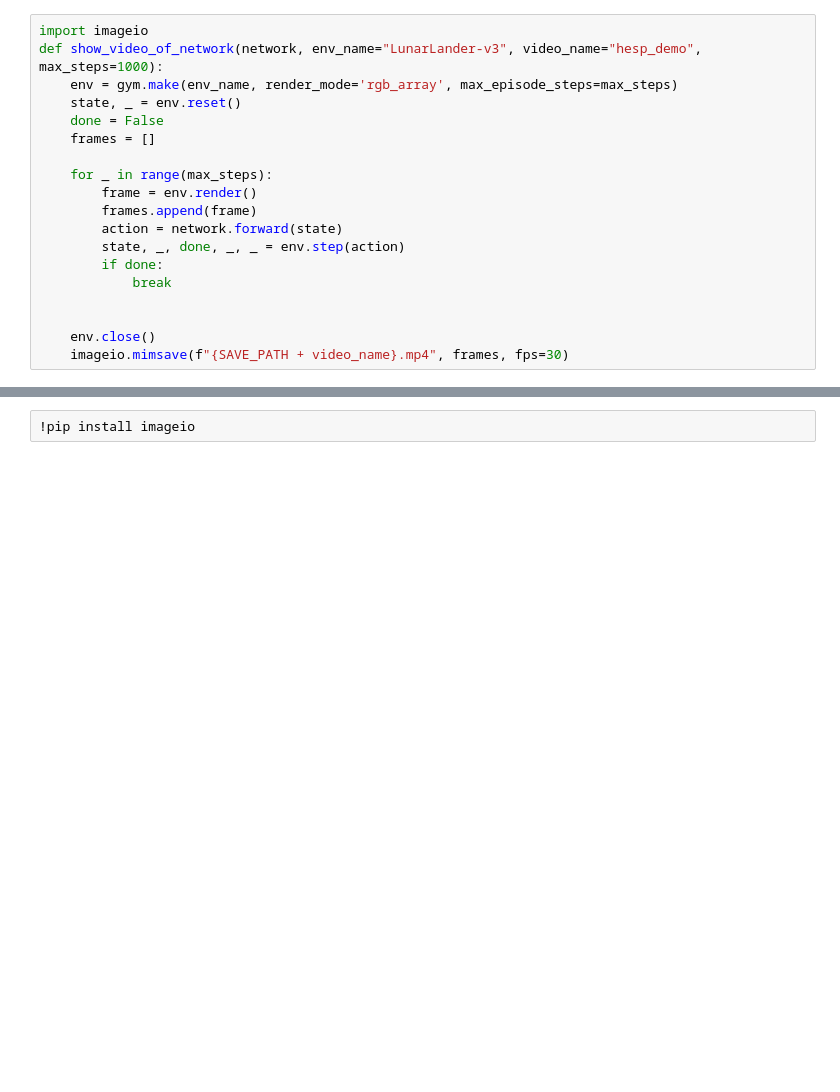
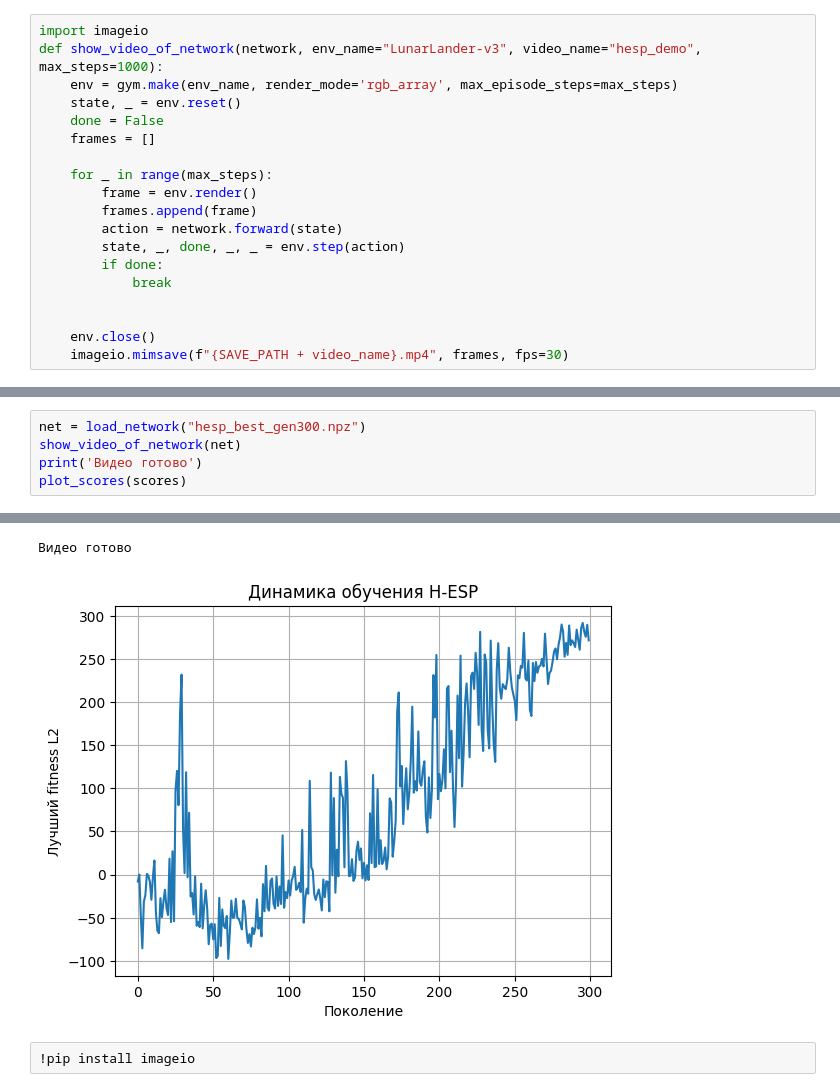
Before and after one commit to doresolla/LunarLander, a Jupyter notebook: h_esp.ipynb, the cells around one changed output, grey strips where cells are left out. Saved outputs shown, nothing was run; the diff lists cells and outputs as text; blank space fills up the shorter version.

```diff
--- a/h_esp.ipynb
+++ b/h_esp.ipynb
@@ -511,0 +500,6 @@ print(scores)
+# %%
+net = load_network("hesp_best_gen300.npz")
+show_video_of_network(net)
+print('Видео готово')
+plot_scores(scores)
+# %% [output]
@@ -512,3 +507,5 @@ print(scores)
+Видео готово
+[figure, added]
 # %%
 !pip install imageio
 # %% [output]
```
Also changed, not shown: parts of 8 cells of this notebook, 1 other file.
